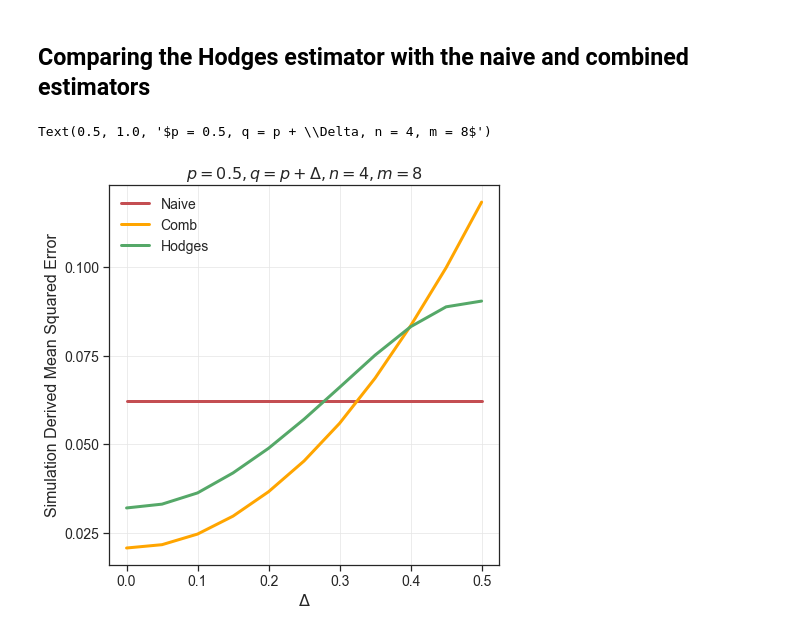
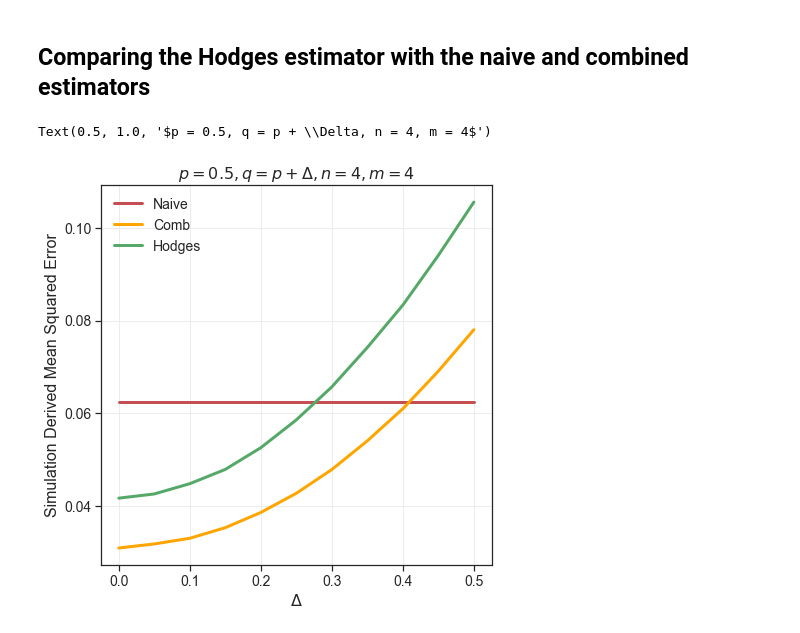
Before and after one commit to neurodata/superefficient-estimators, a Jupyter notebook: notebooks/bernoulli_problem.ipynb, the cells around one changed output. Cells and saved outputs as stored; diff of their text form; code cells hidden in the pictures.

```diff
--- a/notebooks/bernoulli_problem.ipynb
+++ b/notebooks/bernoulli_problem.ipynb
@@ -94,25 +109,33 @@ def compute_squared_error(p, p_hat, q_hat, n, m):
 p = 0.5
 delta_list = np.arange(0, 0.5+1e-3, 0.05)
 n = 4
-m_list = [8] #[4, 8, 12, 16, 20]
+m_list = [4, 8, 12, 16, 20]
 reps = 100000
 # %%
 p_hat_array = np.random.binomial(n, p, reps) / n
 
 hodges_list = []
 comb_list = []
+
+hodges_stdev_list = []
+comb_stdev_list = []
+
 for m in m_list:
 
     hodges_mse_list = []
     naive_mse_list = []
     comb_mse_list = []
 
+    # hodges_std_list = []
+    # naive_std_list = []
+    # comb_std_list = []
+
     for delta in delta_list:
         q = p + delta
 
         q_hat_array = np.random.binomial(m, q, reps) / m
 
-        f = lambda p_hat, q_hat : compute_squared_error(p, p_hat, q_hat, n, m)
+        f = lambda p_hat, q_hat : compute_squared_error(delta, p, p_hat, q_hat, n, m)
 
         with tqdm_joblib(tqdm(desc="Compute Acc", total=reps)) as progress_bar:
             ses = np.array(Parallel(n_jobs=-1)(delayed(f)(p_hat_array[i], q_hat_array[i]) for i in range(reps)))
@@ -122,33 +145,51 @@ for m in m_list:
         comb_mse_list.append(mses[1])
         hodges_mse_list.append(mses[2])
 
+        # stds = np.std(ses, axis=0)
+
+        # naive_std_list.append(stds[0])
+        # comb_std_list.append(stds[1])
+        # hodges_std_list.append(stds[2])
+
+
     hodges_list.append(hodges_mse_list)
     comb_list.append(comb_mse_list)
 
+    # hodges_stdev_list.append(hodges_std_list)
+    # comb_stdev_list.append(comb_std_list)
+
 hodges_list = np.array(hodges_list)
-naive_mse_list = np.array(naive_mse_list)
+naive_list = np.array(naive_mse_list)
 comb_list = np.array(comb_list)
+
+# hodges_stdev_list = np.array(hodges_stdev_list)
+# naive_stdev_list = np.array(naive_std_list)
+# comb_stdev_list = np.array(comb_stdev_list)
 # %%
 fontsize = 16
 labelsize = 14
 fig, ax = plt.subplots(figsize=(7, 7))
 
-ax.plot(delta_list, naive_mse_list, c='r', lw=3, label="Naive")
+ax.plot(delta_list, naive_list, c='r', lw=3, label="Naive")
 ax.plot(delta_list, comb_list[0], c='orange', lw=3, label="Comb")
 ax.plot(delta_list, hodges_list[0], c='g', lw=3, label="Hodges".format(m_list[0]))
+
+# ax.errorbar(delta_list, naive_list, yerr=naive_stdev_list/np.sqrt(reps), color='r', solid_capstyle='projecting', capsize=5)
+# ax.errorbar(delta_list, comb_list[0], yerr=comb_stdev_list[0]/np.sqrt(reps), color='orange', solid_capstyle='projecting', capsize=5)
+# ax.errorbar(delta_list, hodges_list[0], yerr=hodges_stdev_list[0]/np.sqrt(reps), color='g', solid_capstyle='projecting', capsize=5)
 
 ax.set_ylabel("Simulation Derived Mean Squared Error", fontsize=fontsize)
 # ax.set_xlabel(r"$m/n, n=4$", fontsize=fontsize)
 ax.set_xlabel(r"$\Delta$", fontsize=fontsize)
 ax.tick_params(axis='x', labelsize=labelsize)
 ax.tick_params(axis='y', labelsize=labelsize)
 ax.legend(fontsize=labelsize, frameon=False)
 ax.xaxis.set_major_locator(MaxNLocator(6))
 ax.yaxis.set_major_locator(MaxNLocator(5))
 ax.set_title(r"$p = {}, q = p + \Delta, n = {}, m = {}$".format(p, n, m_list[0]), fontsize=fontsize)
 # %% [output]
-Text(0.5, 1.0, '$p = 0.5, q = p + \\Delta, n = 4, m = 8$')
+Text(0.5, 1.0, '$p = 0.5, q = p + \\Delta, n = 4, m = 4$')
-[figure, old version]
+[figure, new version]
 # %%
 fontsize = 16
 labelsize = 14
```
Also changed, not shown: parts of 2 cells of this notebook.
